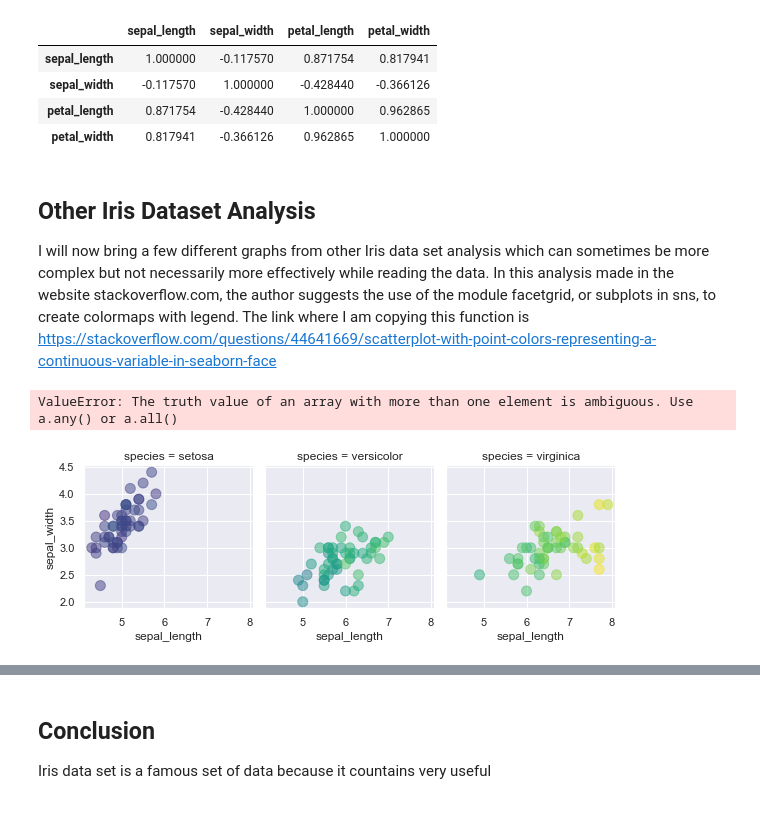
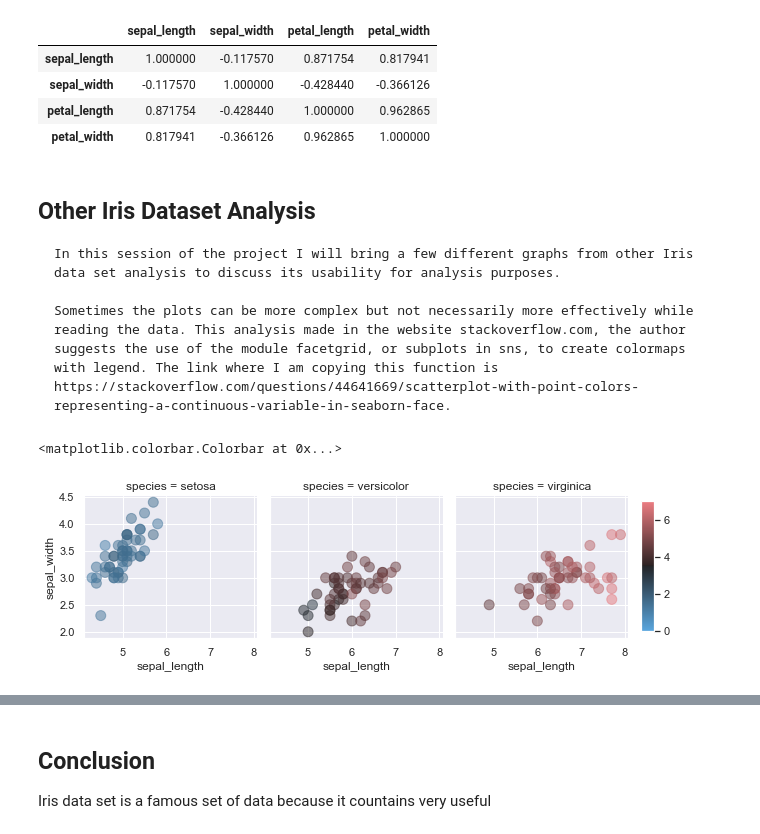
Before and after one commit to LaisColetta/pands_project, a Jupyter notebook: analysis.ipynb, the cells around one changed output, grey strips where cells are left out. Saved outputs shown, nothing was run; the diff lists cells and outputs as text; code cells hidden in the pictures.

Commit message:
Discussion

```diff
--- a/analysis.ipynb
+++ b/analysis.ipynb
@@ -239,30 +239,34 @@ iris.corr()
 | petal_width | 0.817941 | -0.366126 | 0.962865 | 1.000000 |
 # %% [markdown]
 ## Other Iris Dataset Analysis
-I will now bring a few different graphs from other Iris data set analysis which can sometimes be more complex but not necessarily more effectively while reading the data. In this analysis made in the website stackoverflow.com, the author suggests the use of the module facetgrid, or subplots in sns, to create colormaps with legend. The link where I am copying this function is https://stackoverflow.com/questions/44641669/scatterplot-with-point-colors-representing-a-continuous-variable-in-seaborn-face
+    In this session of the project I will bring a few different graphs from other Iris data set analysis to discuss its usability for analysis purposes.
+
+    Sometimes the plots can be more complex but not necessarily more effectively while reading the data. This analysis made in the website stackoverflow.com, the author suggests the use of the module facetgrid, or subplots in sns, to create colormaps with legend. The link where I am copying this function is https://stackoverflow.com/questions/44641669/scatterplot-with-point-colors-representing-a-continuous-variable-in-seaborn-face.
 # %%
 g = sns.FacetGrid(iris, col='species', palette = 'seismic')
 
 def facet_scatter(x, y, c, **kwargs):
-    "Draw scatterplot with point colors from a faceted DataFrame columns."
+    """Draw scatterplot with point colors from a faceted DataFrame columns."""
     kwargs.pop("color")
     plt.scatter(x, y, c=c, **kwargs)
 
 vmin, vmax = 0, 7
-cmap = plt.cm.viridis
-
-norm=plt.Normalize(vmin=vmin, vmax=vmax)
+cmap = sns.diverging_palette(240, 10, l=65, center="dark", as_cmap=True)
 
 g = g.map(facet_scatter, 'sepal_length', 'sepal_width', "petal_length",
-          s=100, alpha=0.5, norm=norm, cmap=cmap)
+          s=100, alpha=0.5, vmin=vmin, vmax=vmax, cmap=cmap)
 
 # Make space for the colorbar
-g.fig.subplots_adjust(right=.9)
+g.fig.subplots_adjust(right=.92)
 
-lp = lambda i: plt.plot([], color=cmap(norm(i)), marker="o", ls="", ms=10, alpha=0.5)[0]
-labels = np.arange(0,7.5,0.5)
-h = [lp(i) for i in labels]
-g.fig.legend(handles=h, labels=labels, fontsize=9)
+# Define a new Axes where the colorbar will go
+cax = g.fig.add_axes([.94, .25, .02, .6])
+
+# Get a mappable object with the same colormap as the data
+points = plt.scatter([], [], c=[], vmin=vmin, vmax=vmax, cmap=cmap)
+
+# Draw the colorbar
+g.fig.colorbar(points, cax=cax)
 # %% [output]
-ValueError: The truth value of an array with more than one element is ambiguous. Use a.any() or a.all()
+<matplotlib.colorbar.Colorbar at 0x...>
-[figure, old version]
+[figure, new version]
```
Also changed, not shown: parts of 1 cell of this notebook.
